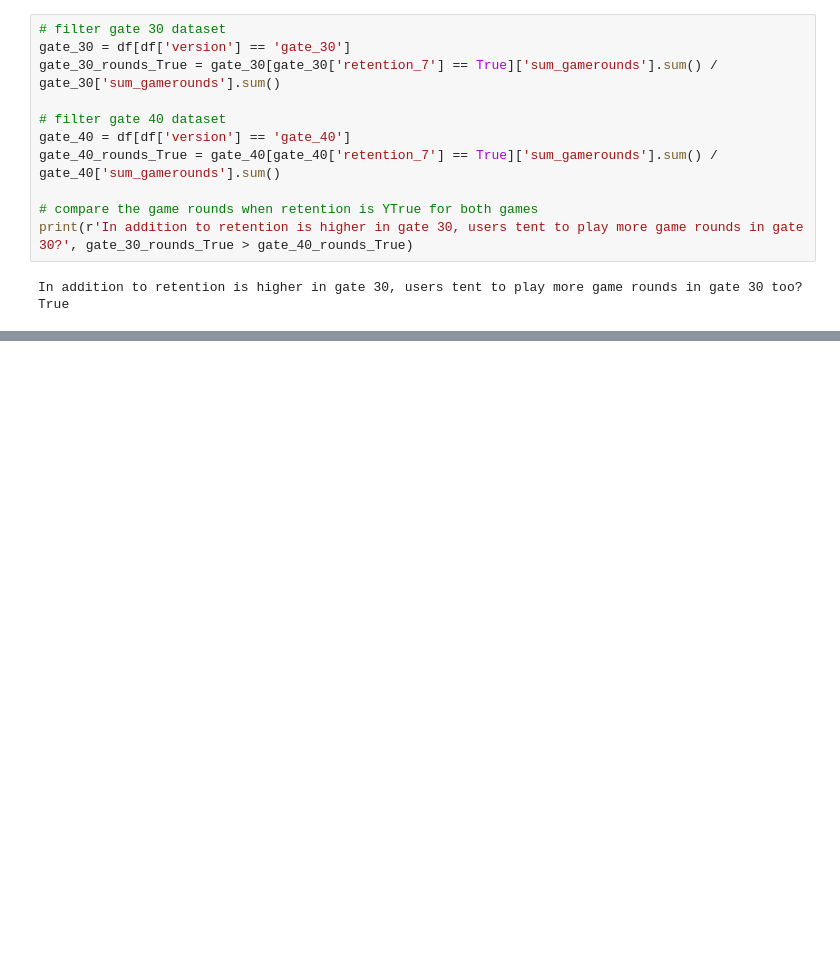
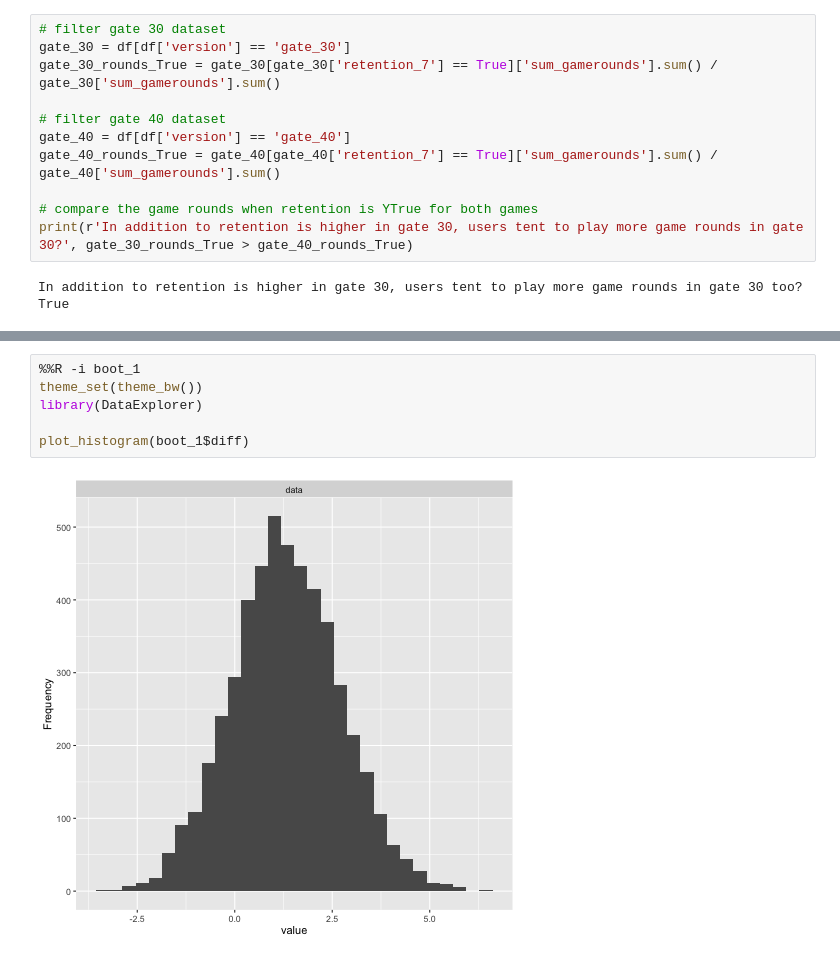
Before and after one commit to Diem-Nguyen/mobile_game_A-B_testing, a Jupyter notebook: cookie_cats.ipynb, the cells around one changed output, grey strips where cells are left out. Drawn from its saved outputs; the diff is of its cells as text; blank space fills up the shorter version.

```diff
--- a/cookie_cats.ipynb
+++ b/cookie_cats.ipynb
@@ -231,0 +233,8 @@ boot_1.head()
+# %%
+%%R -i boot_1
+theme_set(theme_bw())
+library(DataExplorer)
+
+plot_histogram(boot_1$diff)
+# %% [output]
+[figure, added]
```
Also changed, not shown: parts of 6 cells of this notebook.
